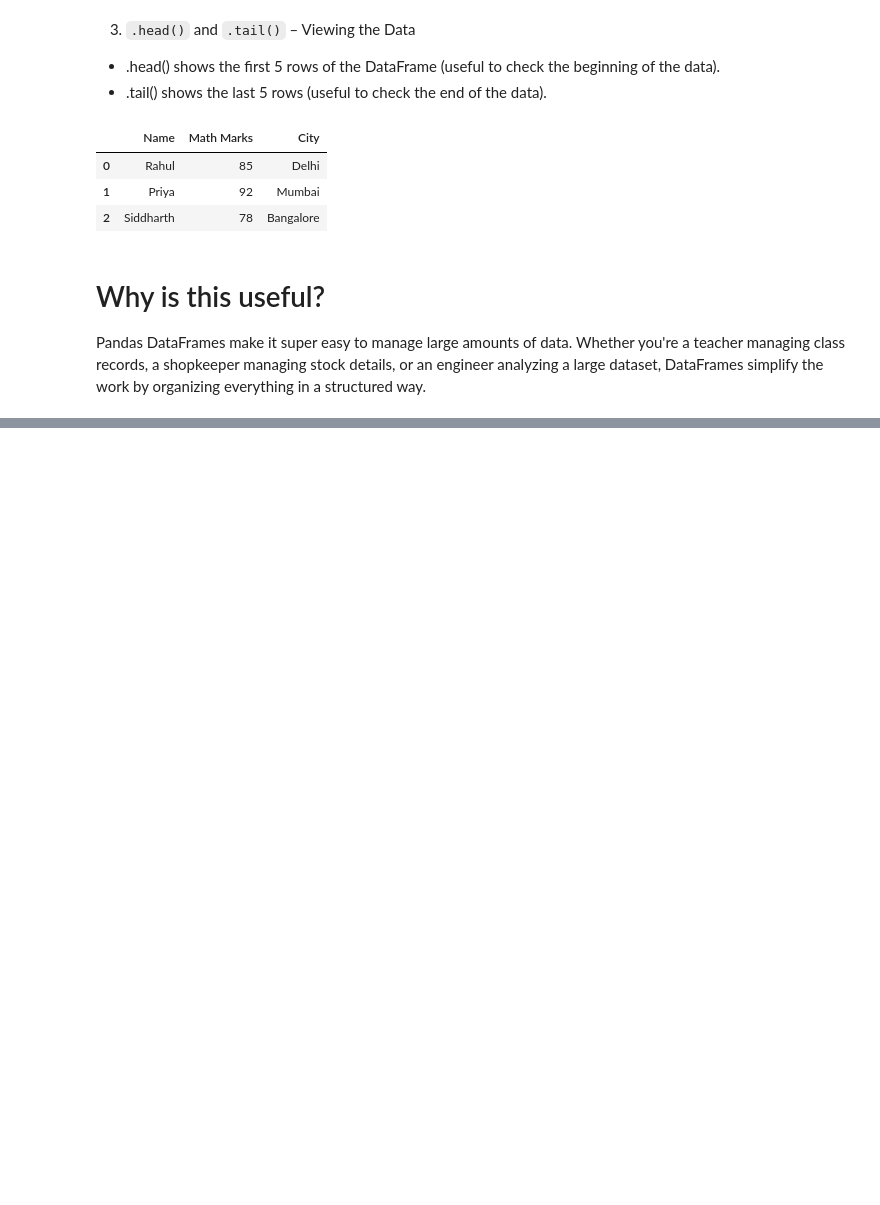
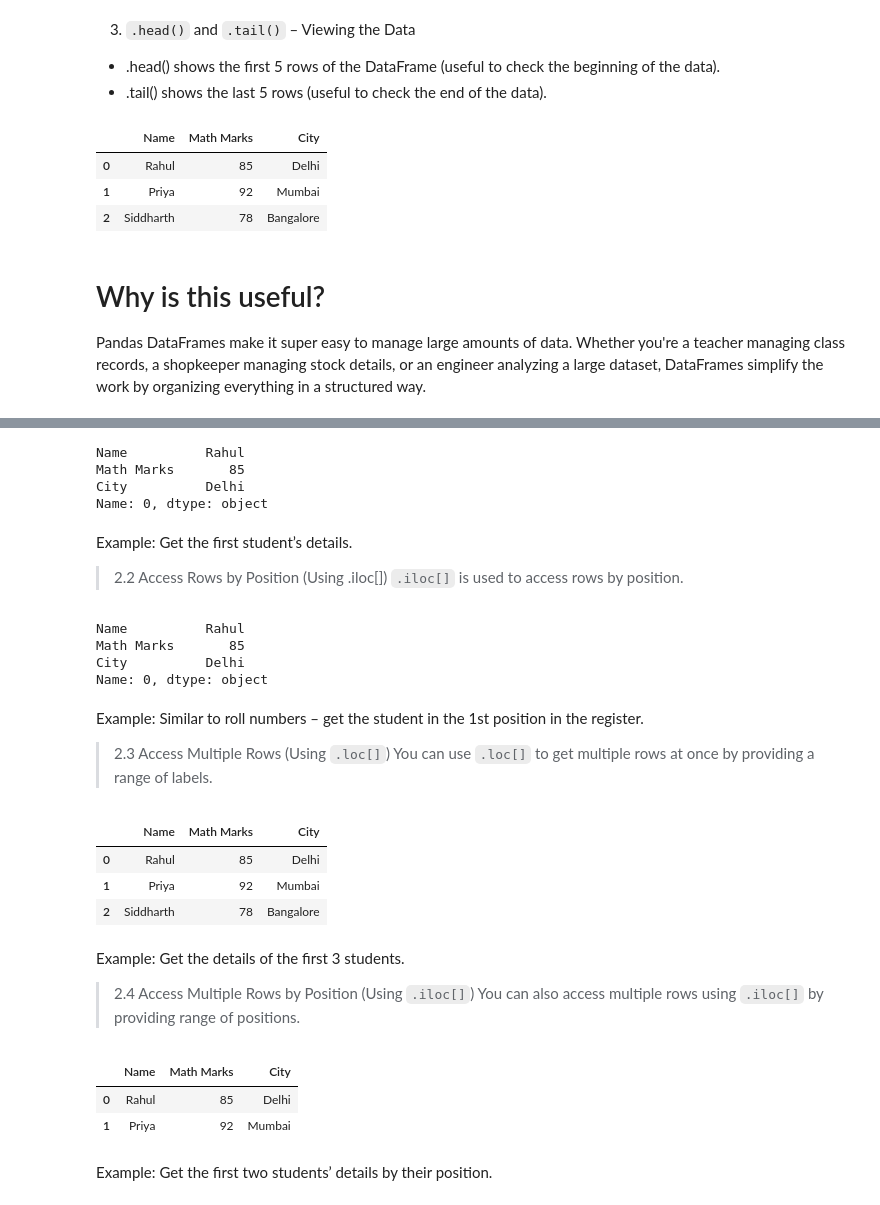
Before and after one commit to rubydamodar/The-Ultimate-Pandas-Bootcamp, a Jupyter notebook: Basic to Advance Data Frame/BtoA-Pandas-Dataframe.ipynb, the cells around one changed output, grey strips where cells are left out. Cells and saved outputs as stored; diff of their text form; code cells hidden in the pictures; blank space fills up the shorter version.

```diff
--- a/Basic to Advance Data Frame/BtoA-Pandas-Dataframe.ipynb
+++ b/Basic to Advance Data Frame/BtoA-Pandas-Dataframe.ipynb
@@ -81,0 +115,44 @@ Pandas DataFrames make it super easy to manage large amounts of data. Whether yo
+# %%
+df.loc[0]
+# %% [output]
+Name          Rahul
+Math Marks       85
+City          Delhi
+Name: 0, dtype: object
+# %% [markdown]
+Example: Get the first student’s details.
+
+> 2.2 Access Rows by Position (Using .iloc[])
+`.iloc[]` is used to access rows by position.
+# %%
+df.iloc[0]
+# %% [output]
+Name          Rahul
+Math Marks       85
+City          Delhi
+Name: 0, dtype: object
+# %% [markdown]
+Example: Similar to roll numbers – get the student in the 1st position in the register.
+
+> 2.3 Access Multiple Rows (Using `.loc[]`)
+You can use `.loc[]` to get multiple rows at once by providing a range of labels.
+# %%
+df.loc[0:2]
+# %% [output]
+|  | Name | Math Marks | City |
+| 0 | Rahul | 85 | Delhi |
+| 1 | Priya | 92 | Mumbai |
+| 2 | Siddharth | 78 | Bangalore |
+# %% [markdown]
+Example: Get the details of the first 3 students.
+
+> 2.4 Access Multiple Rows by Position (Using `.iloc[]`)
+You can also access multiple rows using `.iloc[]` by providing range of positions.
+# %%
+df.iloc[0:2]
+# %% [output]
+|  | Name | Math Marks | City |
+| 0 | Rahul | 85 | Delhi |
+| 1 | Priya | 92 | Mumbai |
+# %% [markdown]
+Example: Get the first two students’ details by their position.
```
Also changed, not shown: parts of 57 cells of this notebook.
